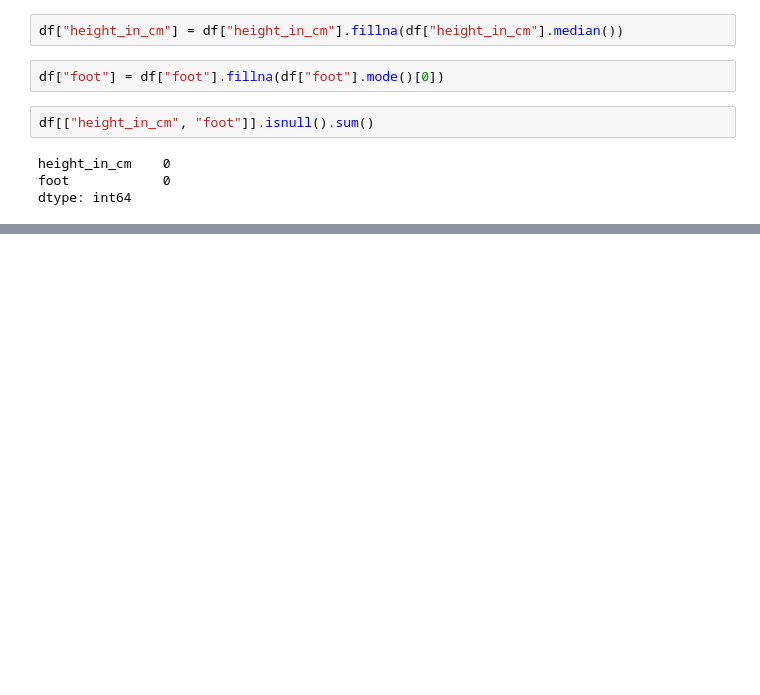
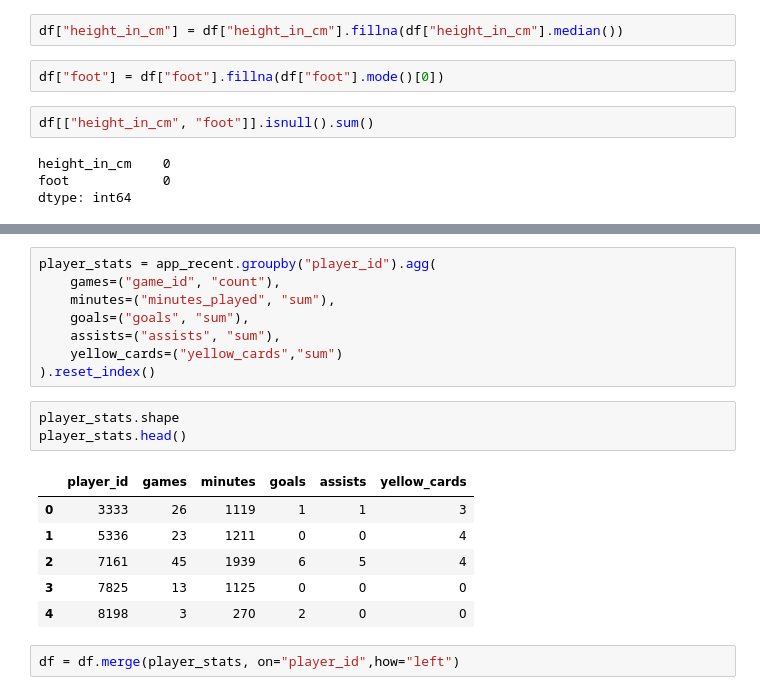
Before and after one commit to bulentalkan/mltraining, a Jupyter notebook: 6-FBProject.ipynb, the cells around one changed output, grey strips where cells are left out. Saved outputs shown, nothing was run; the diff lists cells and outputs as text; blank space fills up the shorter version.

```diff
--- a/6-FBProject.ipynb
+++ b/6-FBProject.ipynb
@@ -276,0 +309,20 @@ dtype: int64
+# %%
+player_stats = app_recent.groupby("player_id").agg(
+    games=("game_id", "count"),
+    minutes=("minutes_played", "sum"),
+    goals=("goals", "sum"),
+    assists=("assists", "sum"),
+    yellow_cards=("yellow_cards","sum")
+).reset_index()
+# %%
+player_stats.shape
+player_stats.head()
+# %% [output]
+|  | player_id | games | minutes | goals | assists | yellow_cards |
+| 0 | 3333 | 26 | 1119 | 1 | 1 | 3 |
+| 1 | 5336 | 23 | 1211 | 0 | 0 | 4 |
+| 2 | 7161 | 45 | 1939 | 6 | 5 | 4 |
+| 3 | 7825 | 13 | 1125 | 0 | 0 | 0 |
+| 4 | 8198 | 3 | 270 | 2 | 0 | 0 |
+# %%
+df = df.merge(player_stats, on="player_id",how="left")
```
Also changed, not shown: parts of 9 cells of this notebook.
